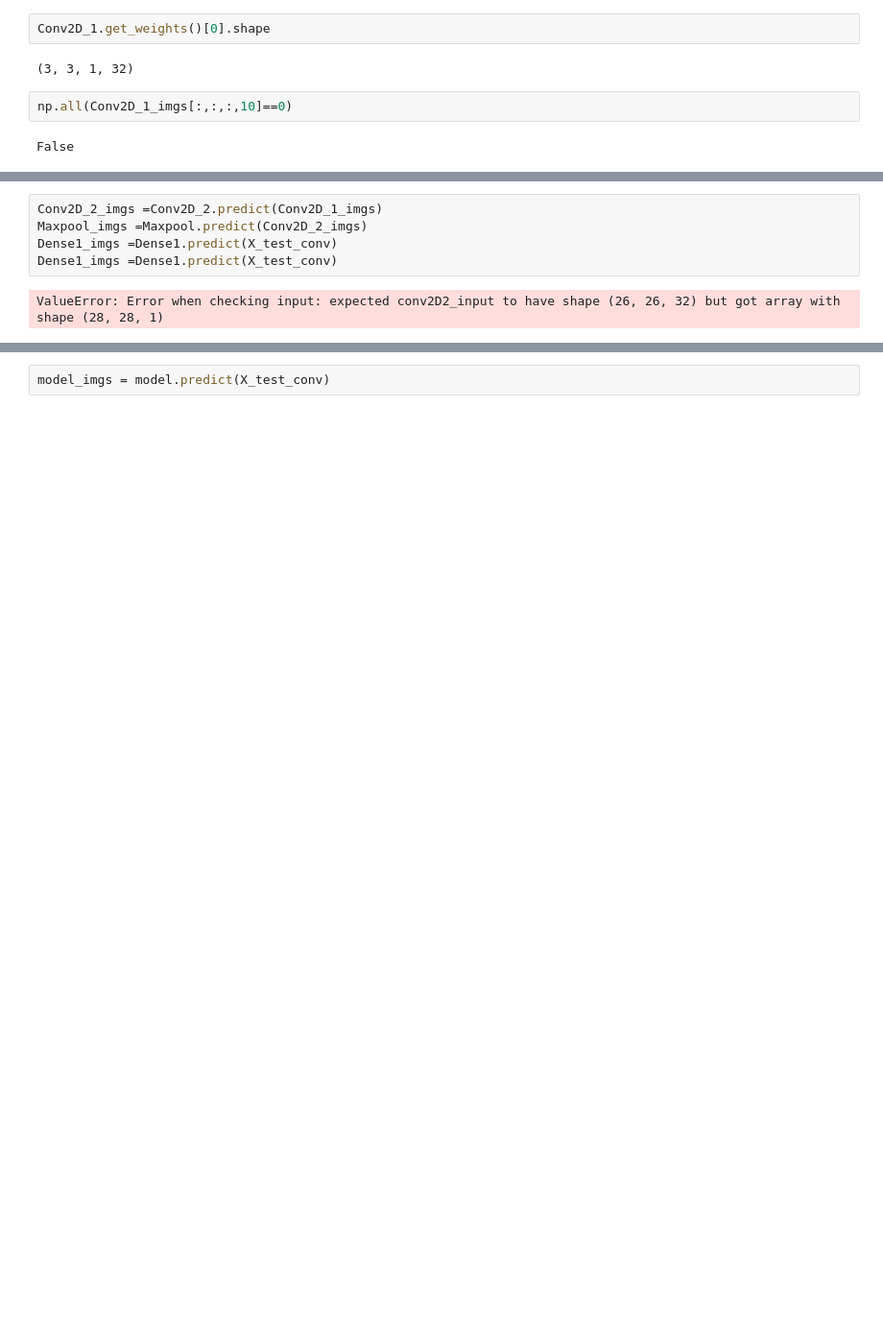
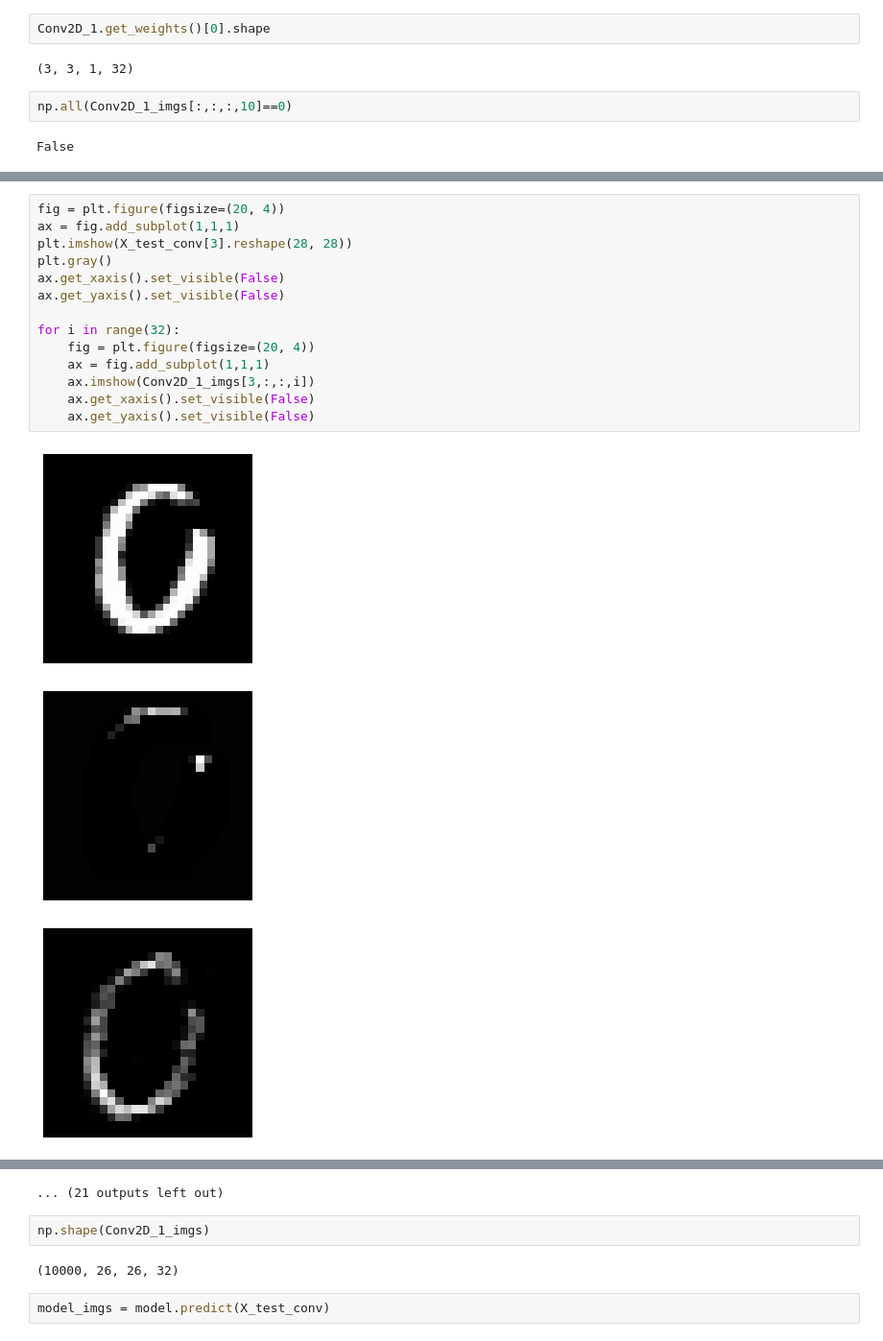
Before and after one commit to rgear/projet_BE, a Jupyter notebook: Mnist_intermediaire.ipynb, the cells around one changed output, grey strips where cells are left out. Shown at 96% size. Cells and saved outputs as stored; diff of their text form; blank space fills up the shorter version.

```diff
--- a/Mnist_intermediaire.ipynb
+++ b/Mnist_intermediaire.ipynb
@@ -267,7 +287,18 @@ ax.get_yaxis().set_visible(False)
-# %%
-Conv2D_2_imgs =Conv2D_2.predict(Conv2D_1_imgs)
-Maxpool_imgs =Maxpool.predict(Conv2D_2_imgs)
-Dense1_imgs =Dense1.predict(X_test_conv)
-Dense1_imgs =Dense1.predict(X_test_conv)
-# %% [output]
-ValueError: Error when checking input: expected conv2D2_input to have shape (26, 26, 32) but got array with shape (28, 28, 1)
+# %%
+fig = plt.figure(figsize=(20, 4))
+ax = fig.add_subplot(1,1,1)
+plt.imshow(X_test_conv[3].reshape(28, 28))
+plt.gray()
+ax.get_xaxis().set_visible(False)
+ax.get_yaxis().set_visible(False)
+
+for i in range(32):
+    fig = plt.figure(figsize=(20, 4))
+    ax = fig.add_subplot(1,1,1)
+    ax.imshow(Conv2D_1_imgs[3,:,:,i])
+    ax.get_xaxis().set_visible(False)
+    ax.get_yaxis().set_visible(False)
+# %% [output]
+[figure, added]
+[figure, added]
+[figure, added]
@@ -274,2 +314,7 @@ ValueError: Error when checking input: expected conv2D2_input to have shape (26,
+... (21 outputs left out)
+# %%
+np.shape(Conv2D_1_imgs)
+# %% [output]
+(10000, 26, 26, 32)
 # %%
 model_imgs = model.predict(X_test_conv)
```
Also changed, not shown: parts of 11 cells of this notebook.
